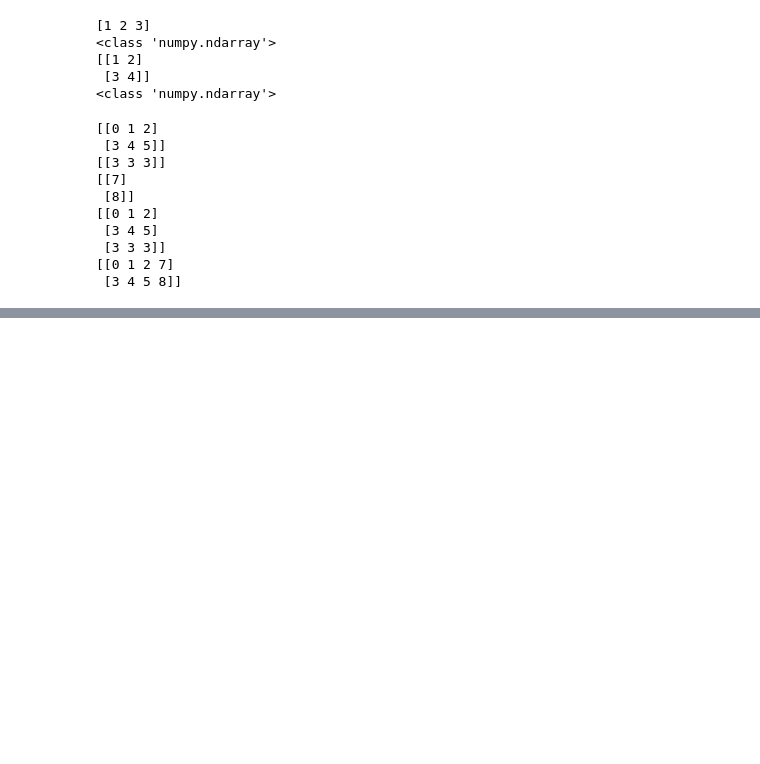
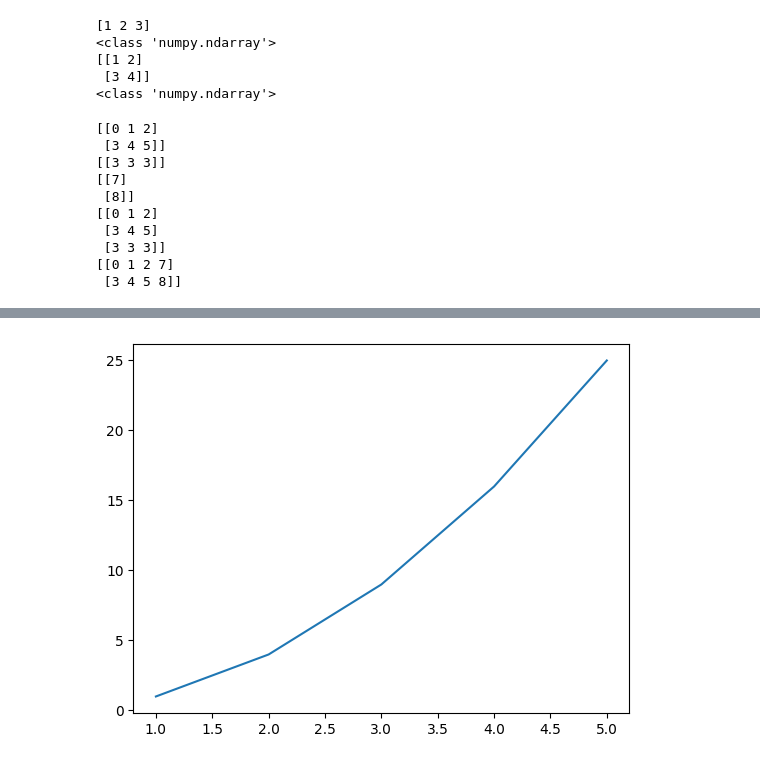
Before and after one commit to chicago007/test2, a Jupyter notebook: HYCU_인공지능.ipynb, the cells around one changed output, grey strips where cells are left out. Saved outputs shown, nothing was run; the diff lists cells and outputs as text; code cells hidden in the pictures; blank space fills up the shorter version.

```diff
--- a/HYCU_인공지능.ipynb
+++ b/HYCU_인공지능.ipynb
@@ -227,0 +322,7 @@ print(e)
+# %%
+import matplotlib.pyplot as plt
+tmp = {'data_x': [1, 2, 3, 4, 5], 'data_y': [1,4,9,16,25]}
+plt.plot('data_x', 'data_y', data=tmp)
+plt.show()
+# %% [output]
+[figure, added]
```
Also changed, not shown: parts of 48 cells of this notebook.
